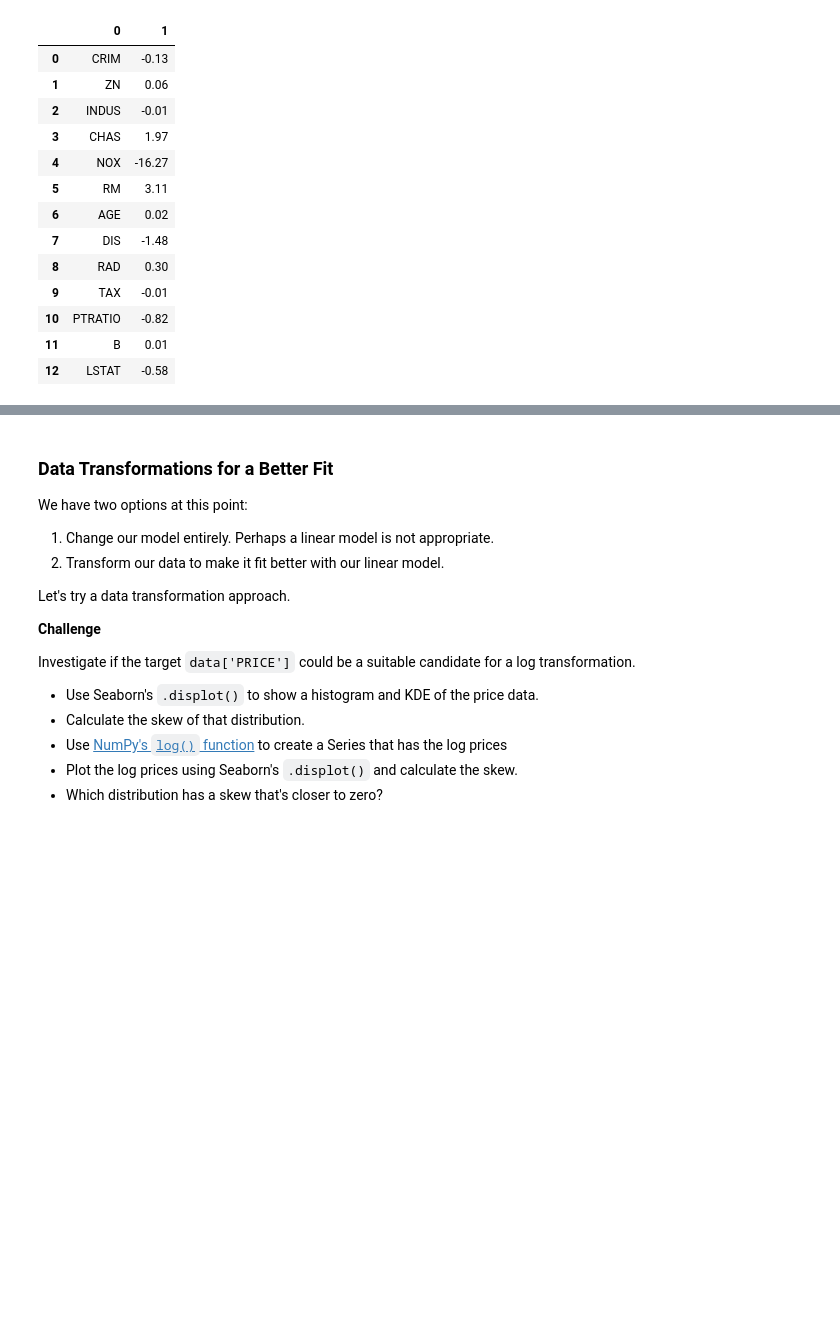
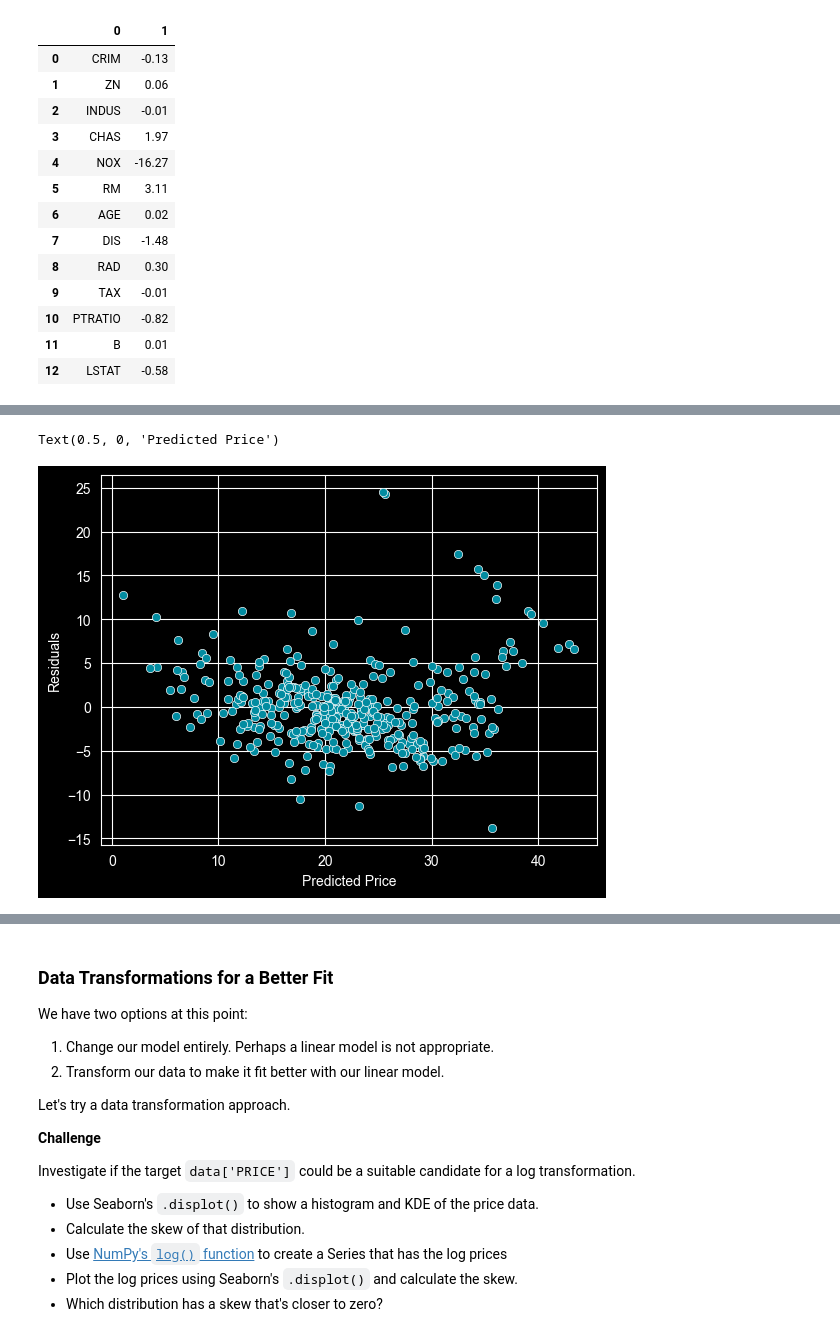
Before and after one commit to tbk81/100-DAYS-OF-CODE-PY, a Jupyter notebook: 81-predict-house-prices/Multivariable_Regression_and_Valuation_Model.ipynb, the cells around one changed output, grey strips where cells are left out. Drawn from its saved outputs; the diff is of its cells as text; code cells hidden in the pictures; blank space fills up the shorter version.

```diff
--- a/81-predict-house-prices/Multivariable_Regression_and_Valuation_Model.ipynb
+++ b/81-predict-house-prices/Multivariable_Regression_and_Valuation_Model.ipynb
@@ -475,3 +488,13 @@ The second plot should be the residuals against the predicted prices. Here's wha
+# %%
+ax = sns.scatterplot(x=predicted_values,
+                y=residuals,
+                color='#028ca1',
+                )
+ax.set_ylabel('Residuals')
+ax.set_xlabel('Predicted Price')
+# %% [output]
+Text(0.5, 0, 'Predicted Price')
+[figure, added]
 # %% [markdown]
 Why do we want to look at the residuals? We want to check that they look random. Why? The residuals represent the errors of our model. If there's a pattern in our errors, then our model has a systematic bias.
 
```
Also changed, not shown: parts of 16 cells of this notebook.
